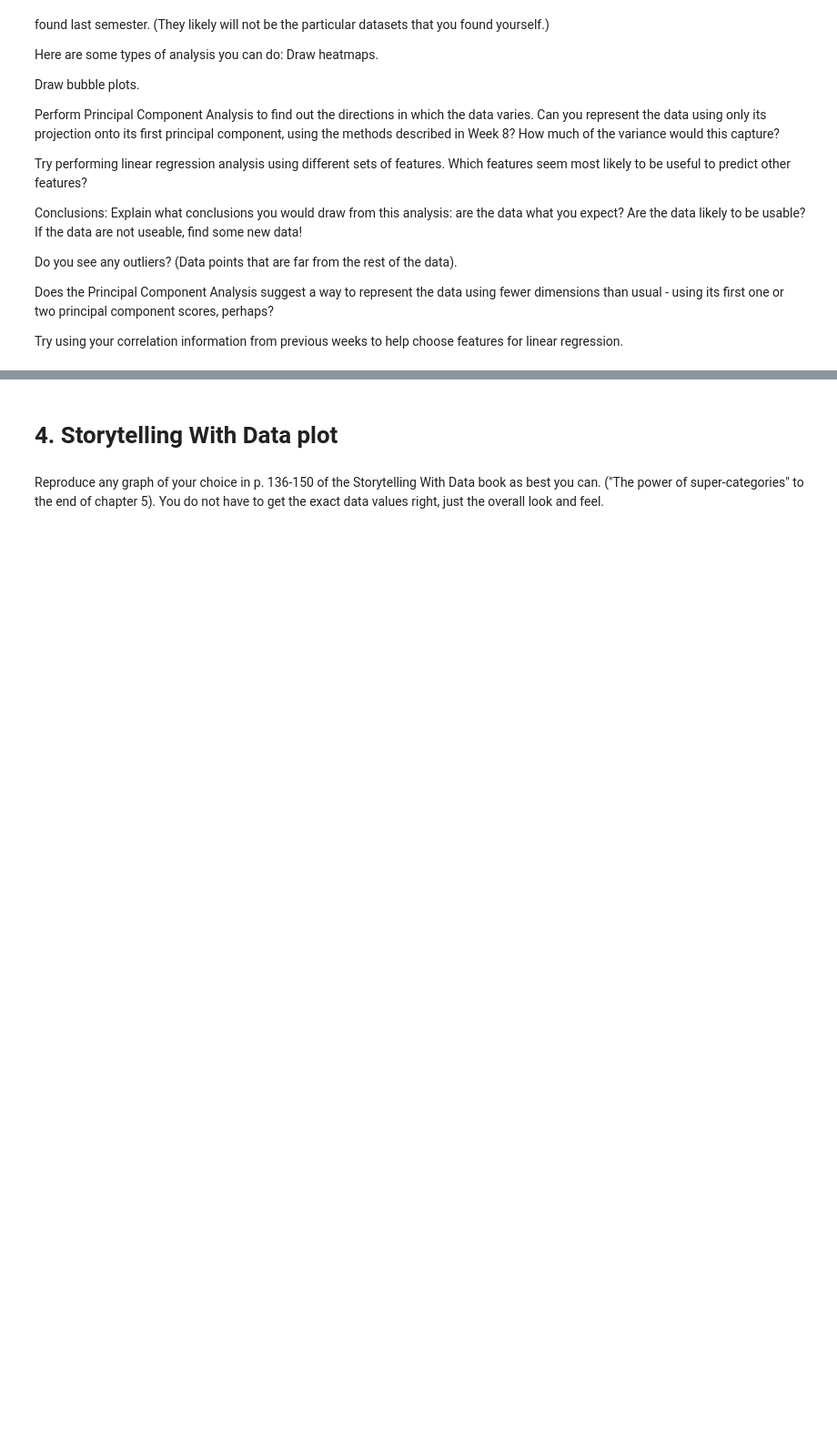
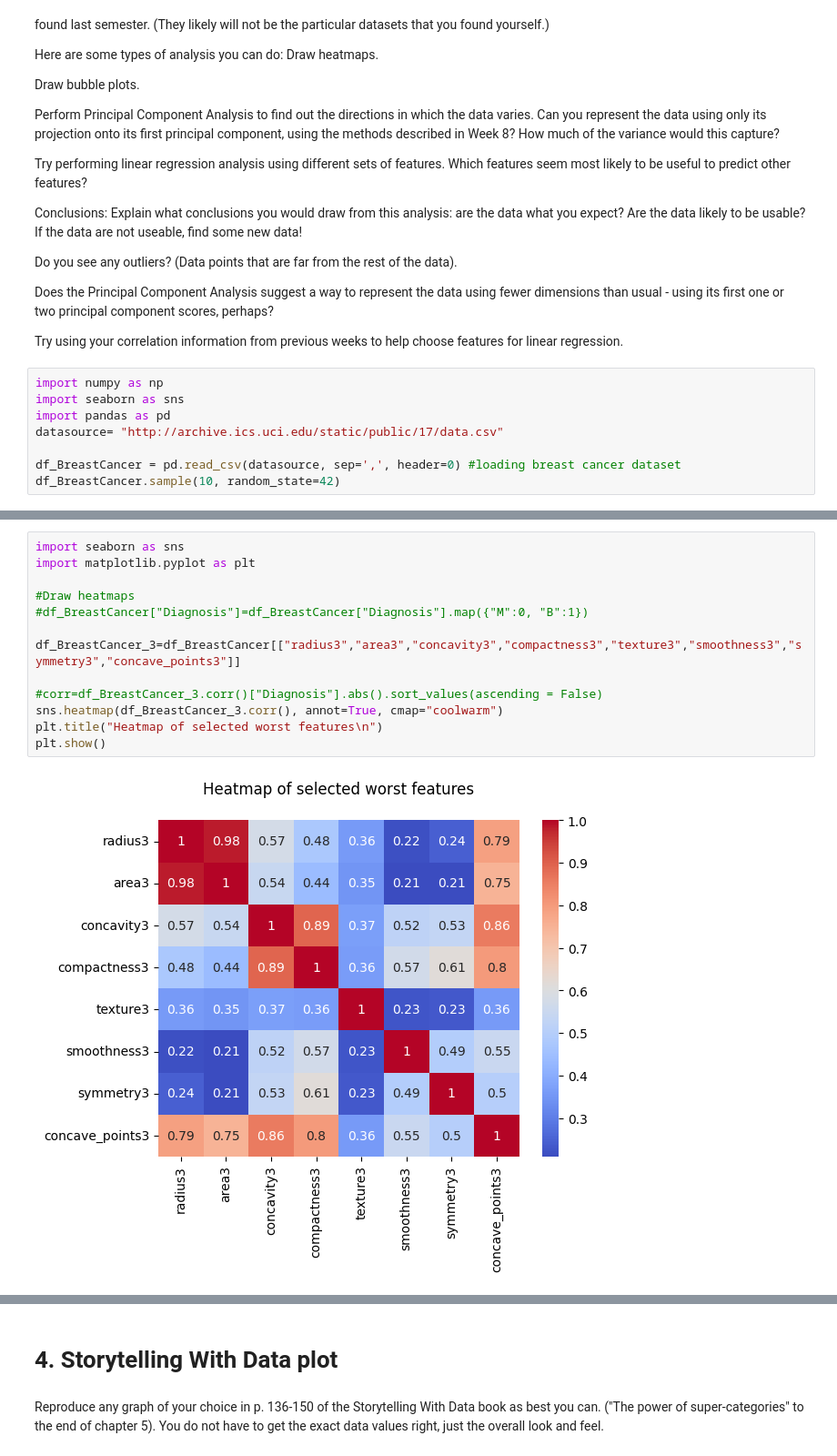
Before and after one commit to Jbaner/Module-B-semester-2, a Jupyter notebook: Week9.ipynb, the cells around one changed output, grey strips where cells are left out. Shown at 91% size. Saved outputs shown, nothing was run; the diff lists cells and outputs as text; blank space fills up the shorter version.

```diff
--- a/Week9.ipynb
+++ b/Week9.ipynb
@@ -81,3 +81,11 @@ Do you see any outliers? (Data points that are far from the rest of the data).
 Does the Principal Component Analysis suggest a way to represent the data using fewer dimensions than usual - using its first one or two principal component scores, perhaps?
 
 Try using your correlation information from previous weeks to help choose features for linear regression.
+# %%
+import numpy as np
+import seaborn as sns
+import pandas as pd
+datasource= "http://archive.ics.uci.edu/static/public/17/data.csv"
+
+df_BreastCancer = pd.read_csv(datasource, sep=',', header=0) #loading breast cancer dataset
+df_BreastCancer.sample(10, random_state=42)
@@ -83,0 +105,15 @@ Try using your correlation information from previous weeks to help choose featur
+# %%
+import seaborn as sns
+import matplotlib.pyplot as plt
+
+#Draw heatmaps
+#df_BreastCancer["Diagnosis"]=df_BreastCancer["Diagnosis"].map({"M":0, "B":1})
+
+df_BreastCancer_3=df_BreastCancer[["radius3","area3","concavity3","compactness3","texture3","smoothness3","symmetry3","concave_points3"]]
+
+#corr=df_BreastCancer_3.corr()["Diagnosis"].abs().sort_values(ascending = False)
+sns.heatmap(df_BreastCancer_3.corr(), annot=True, cmap="coolwarm")
+plt.title("Heatmap of selected worst features\n")
+plt.show()
+# %% [output]
+[figure, added]
```
Also changed, not shown: parts of 9 cells of this notebook.
